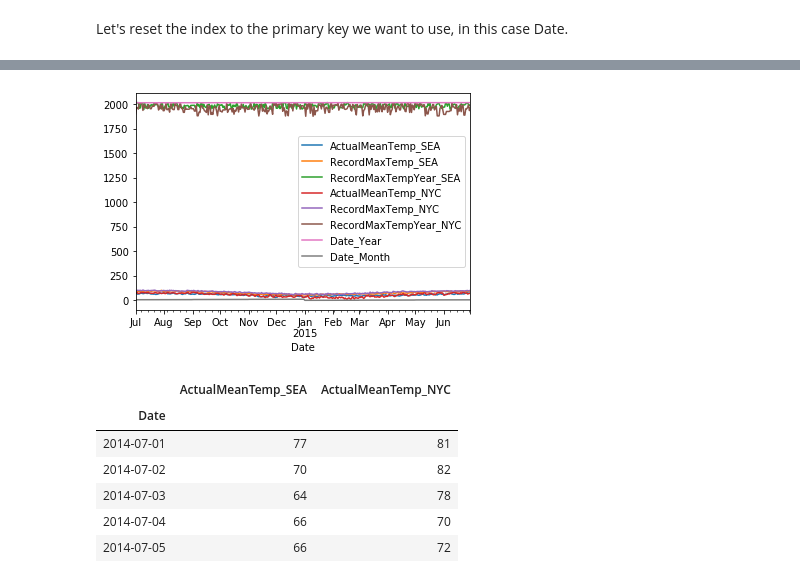
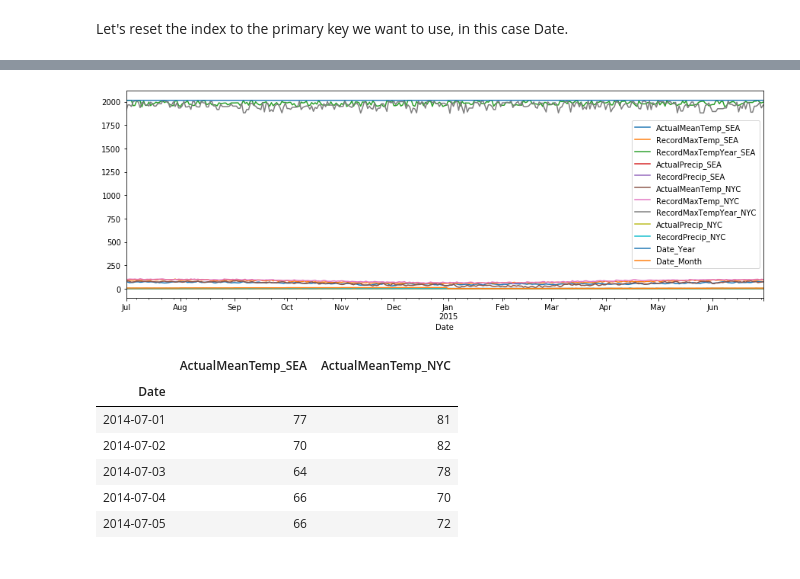
Before and after one commit to rebecca-pete/sea-nyc-weather, a Jupyter notebook: eda.ipynb, the cells around one changed output, grey strips where cells are left out. Saved outputs shown, nothing was run; the diff lists cells and outputs as text; code cells hidden in the pictures.

Commit message:
Adding precip data to EDA notebook

```diff
--- a/eda.ipynb
+++ b/eda.ipynb
@@ -169,4 +169,4 @@ Let's create a SEA_set and NYC_set of these four columns.
 # %%
-SEA_set = SEA_data[['date', 'actual_mean_temp', 'record_max_temp', 'record_max_temp_year']]
+SEA_set = SEA_data[['date', 'actual_mean_temp', 'record_max_temp', 'record_max_temp_year','actual_precipitation', 'record_precipitation']]
 print(SEA_set)
 # %% [output]
@@ -187,4 +190,4 @@ print(SEA_set)
 # %%
-NYC_set = NYC_data[['date', 'actual_mean_temp', 'record_max_temp', 'record_max_temp_year']]
+NYC_set = NYC_data[['date', 'actual_mean_temp', 'record_max_temp', 'record_max_temp_year', 'actual_precipitation', 'record_precipitation']]
 print(NYC_set)
 # %% [output]
@@ -249,6 +255,6 @@ print (NYC_data)
 # %% [markdown]
 Next, rename those columns on the smaller datasets SEA_set and NYC_set.
 # %%
-SEA_set.rename(columns={'date': 'Date', 'actual_mean_temp': 'ActualMeanTemp', 'record_max_temp':'RecordMaxTemp', 'record_max_temp_year': 'RecordMaxTempYear'}, inplace=True)
+SEA_set.rename(columns={'date': 'Date', 'actual_mean_temp': 'ActualMeanTemp', 'record_max_temp':'RecordMaxTemp', 'record_max_temp_year': 'RecordMaxTempYear','actual_precipitation':'ActualPrecip', 'record_precipitation':'RecordPrecip'}, inplace=True)
 print(SEA_set)
 # %% [output]
@@ -269,4 +278,4 @@ print(SEA_set)
 # %%
-NYC_set.rename(columns={'date': 'Date', 'actual_mean_temp': 'ActualMeanTemp', 'record_max_temp':'RecordMaxTemp', 'record_max_temp_year': 'RecordMaxTempYear'}, inplace=True)
+NYC_set.rename(columns={'date': 'Date', 'actual_mean_temp': 'ActualMeanTemp', 'record_max_temp':'RecordMaxTemp', 'record_max_temp_year': 'RecordMaxTempYear', 'actual_precipitation':'ActualPrecip', 'record_precipitation':'RecordPrecip'}, inplace=True)
 print(NYC_set)
 # %% [output]
@@ -419,7 +441,7 @@ full_set
 # %%
-full_set.plot();
+full_set.plot(figsize=(15,5));
 # %% [output]
-[figure, old version]
+[figure, new version]
 # %%
 full_set_extract_mean_temp = full_set[['ActualMeanTemp_SEA', 'ActualMeanTemp_NYC']]
 full_set_extract_mean_temp
```
Also changed, not shown: parts of 24 cells of this notebook.
